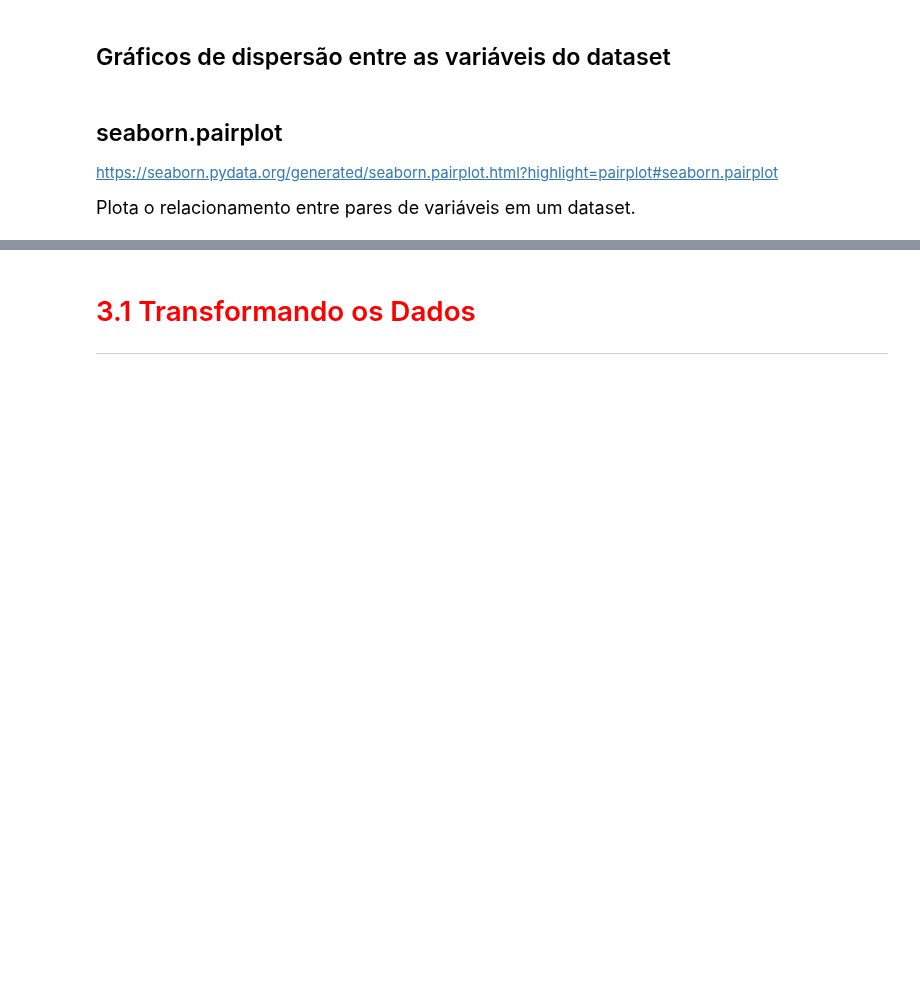
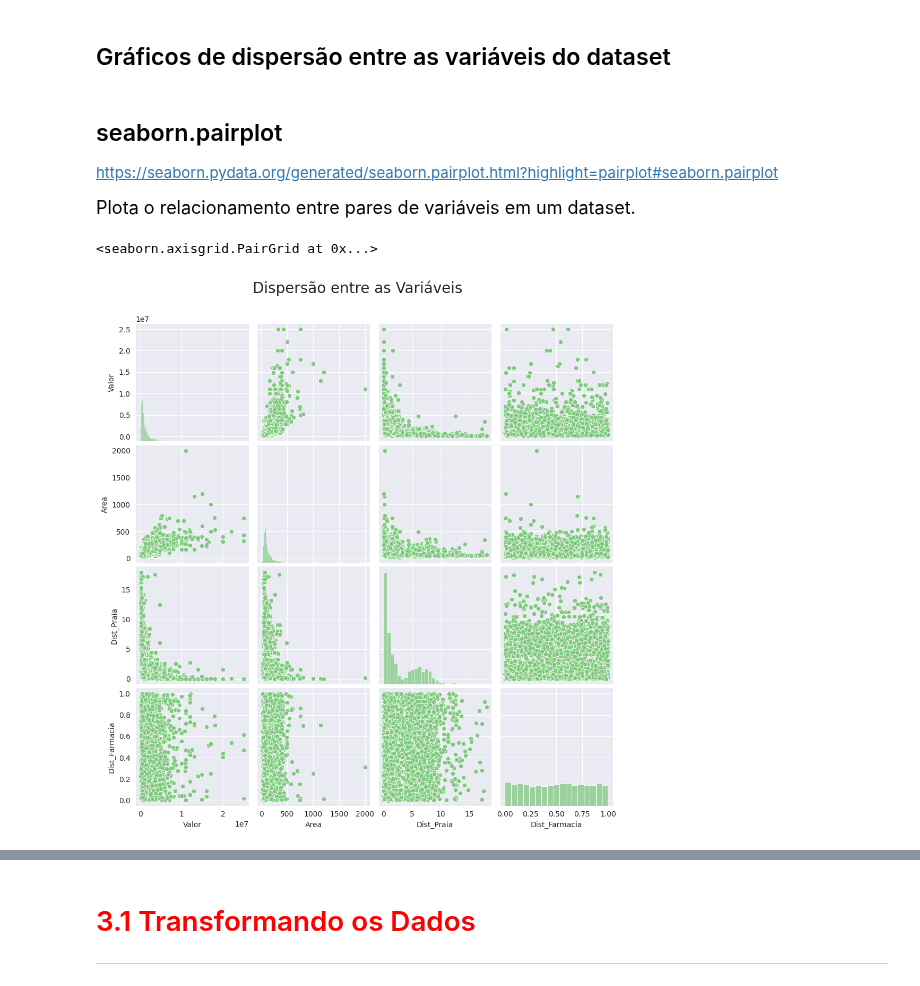
Before and after one commit to angelomaia/alura-cursos, a Jupyter notebook: Formação Estatística com Python/Regressao_Linear_2/Projeto/Regressão_Linear.ipynb, the cells around one changed output, grey strips where cells are left out. Drawn from its saved outputs; the diff is of its cells as text; code cells hidden in the pictures; blank space fills up the shorter version.

```diff
--- a/Formação Estatística com Python/Regressao_Linear_2/Projeto/Regressão_Linear.ipynb
+++ b/Formação Estatística com Python/Regressao_Linear_2/Projeto/Regressão_Linear.ipynb
@@ -131,7 +150,10 @@ https://seaborn.pydata.org/generated/seaborn.pairplot.html?highlight=pairplot#se
 
 <p style='font-size: 18px; line-height: 2; margin: 10px 50px; text-align: justify;'>Plota o relacionamento entre pares de variáveis em um dataset.</p>
 # %%
-
+ax = sns.pairplot(dados)
 ax.fig.suptitle('Dispersão entre as Variáveis', fontsize=20, y=1.05)
 ax
+# %% [output]
+<seaborn.axisgrid.PairGrid at 0x...>
+[figure, added]
 # %%
```
Also changed, not shown: parts of 46 cells of this notebook.
